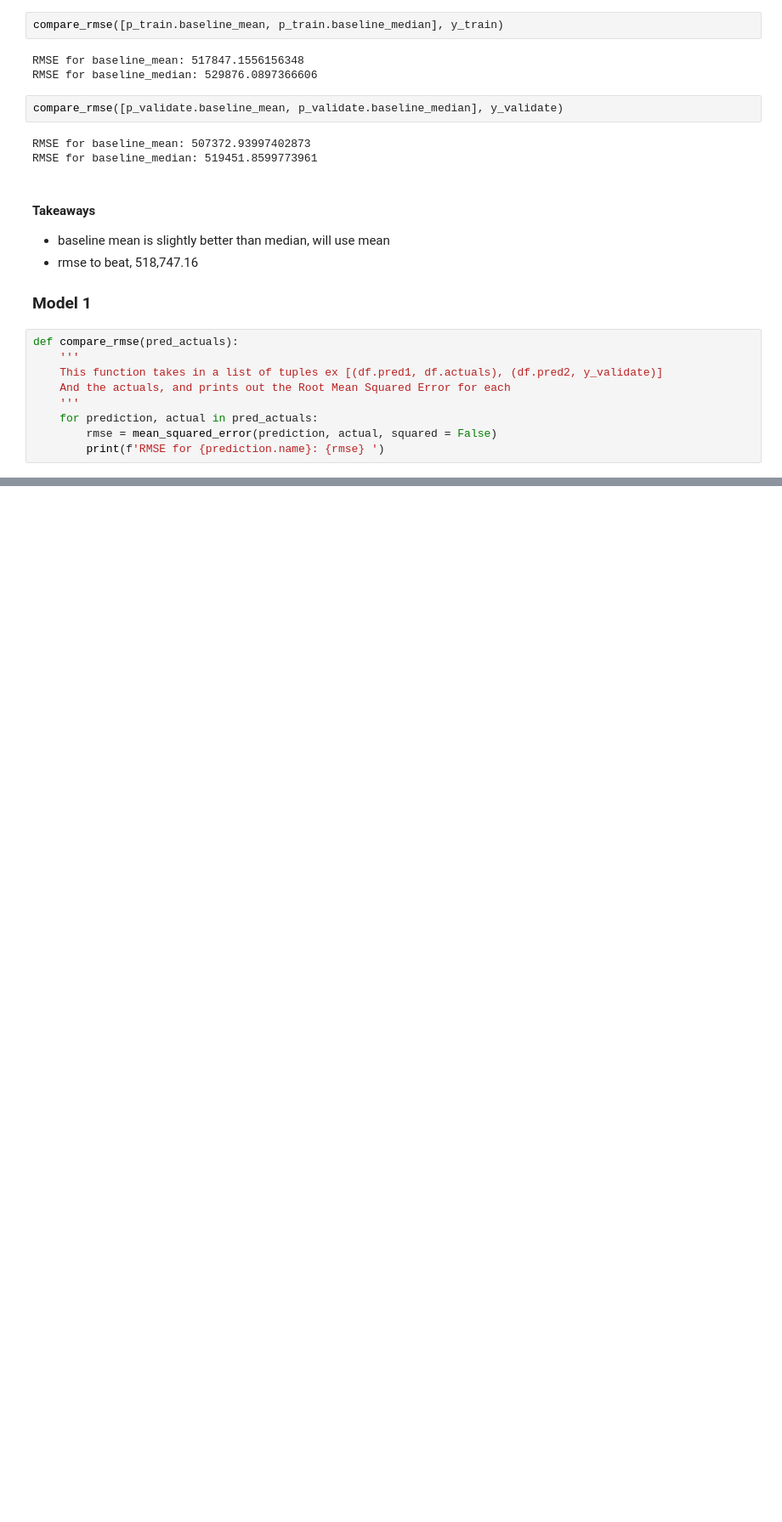
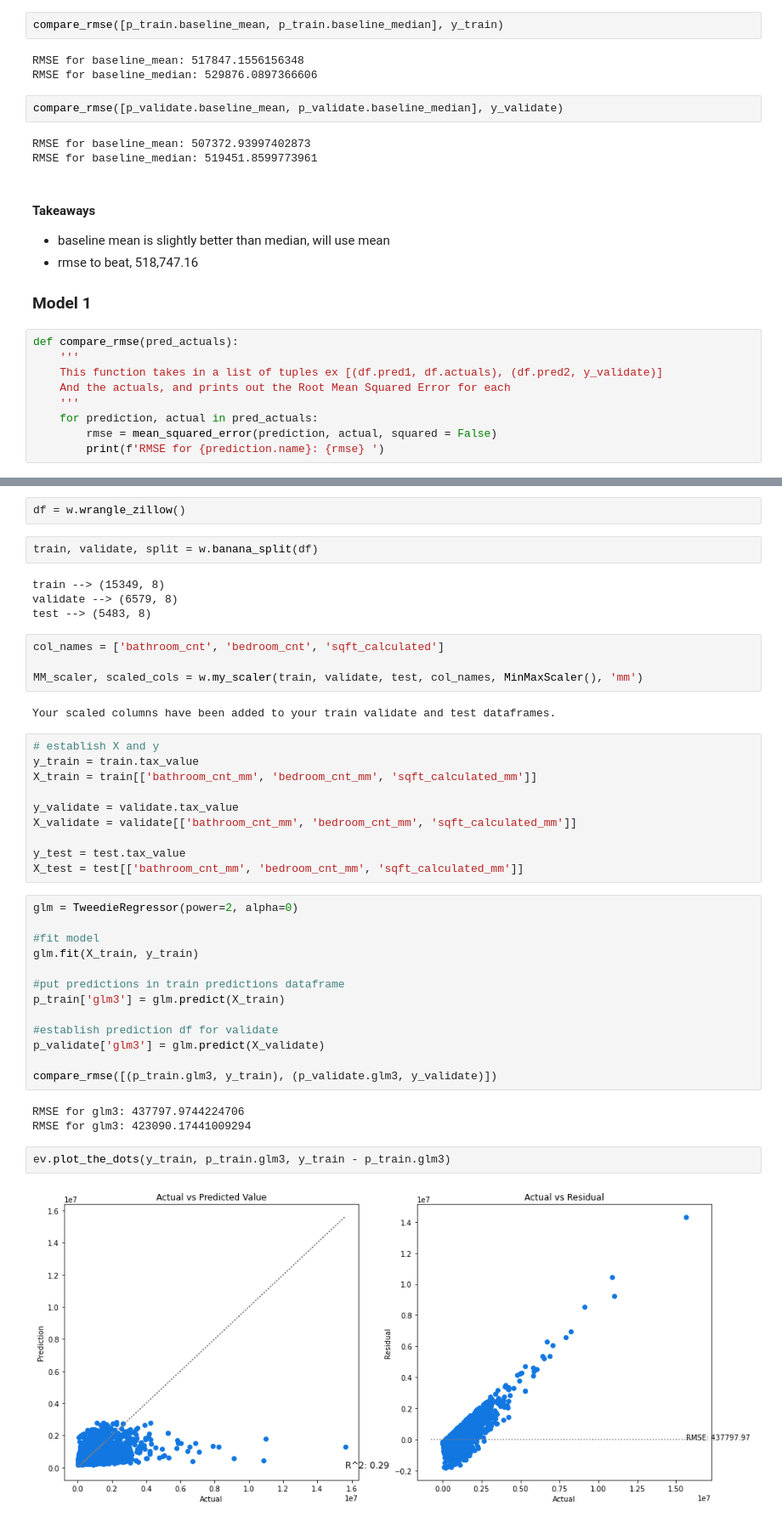
Before and after one commit to HeatherOrtegaMcMillan/zillow_regression_project, a Jupyter notebook: inital_notebook.ipynb, the cells around one changed output, grey strips where cells are left out. Shown at 85% size. Cells and saved outputs as stored; diff of their text form; blank space fills up the shorter version.

```diff
--- a/inital_notebook.ipynb
+++ b/inital_notebook.ipynb
@@ -592,0 +652,44 @@ RMSE for glm1: 507373.1158085087
+# %%
+df = w.wrangle_zillow()
+# %%
+train, validate, split = w.banana_split(df)
+# %% [output]
+train --> (15349, 8)
+validate --> (6579, 8)
+test --> (5483, 8)
+# %%
+col_names = ['bathroom_cnt', 'bedroom_cnt', 'sqft_calculated']
+
+MM_scaler, scaled_cols = w.my_scaler(train, validate, test, col_names, MinMaxScaler(), 'mm')
+# %% [output]
+Your scaled columns have been added to your train validate and test dataframes.
+# %%
+# establish X and y
+y_train = train.tax_value
+X_train = train[['bathroom_cnt_mm', 'bedroom_cnt_mm', 'sqft_calculated_mm']]
+
+y_validate = validate.tax_value
+X_validate = validate[['bathroom_cnt_mm', 'bedroom_cnt_mm', 'sqft_calculated_mm']]
+
+y_test = test.tax_value
+X_test = test[['bathroom_cnt_mm', 'bedroom_cnt_mm', 'sqft_calculated_mm']]
+# %%
+glm = TweedieRegressor(power=2, alpha=0)
+
+#fit model
+glm.fit(X_train, y_train)
+
+#put predictions in train predictions dataframe
+p_train['glm3'] = glm.predict(X_train)
+
+#establish prediction df for validate
+p_validate['glm3'] = glm.predict(X_validate)
+
+compare_rmse([(p_train.glm3, y_train), (p_validate.glm3, y_validate)])
+# %% [output]
+RMSE for glm3: 437797.9744224706
+RMSE for glm3: 423090.17441009294
+# %%
+ev.plot_the_dots(y_train, p_train.glm3, y_train - p_train.glm3)
+# %% [output]
+[figure, added]
```
Also changed, not shown: parts of 34 cells of this notebook.
